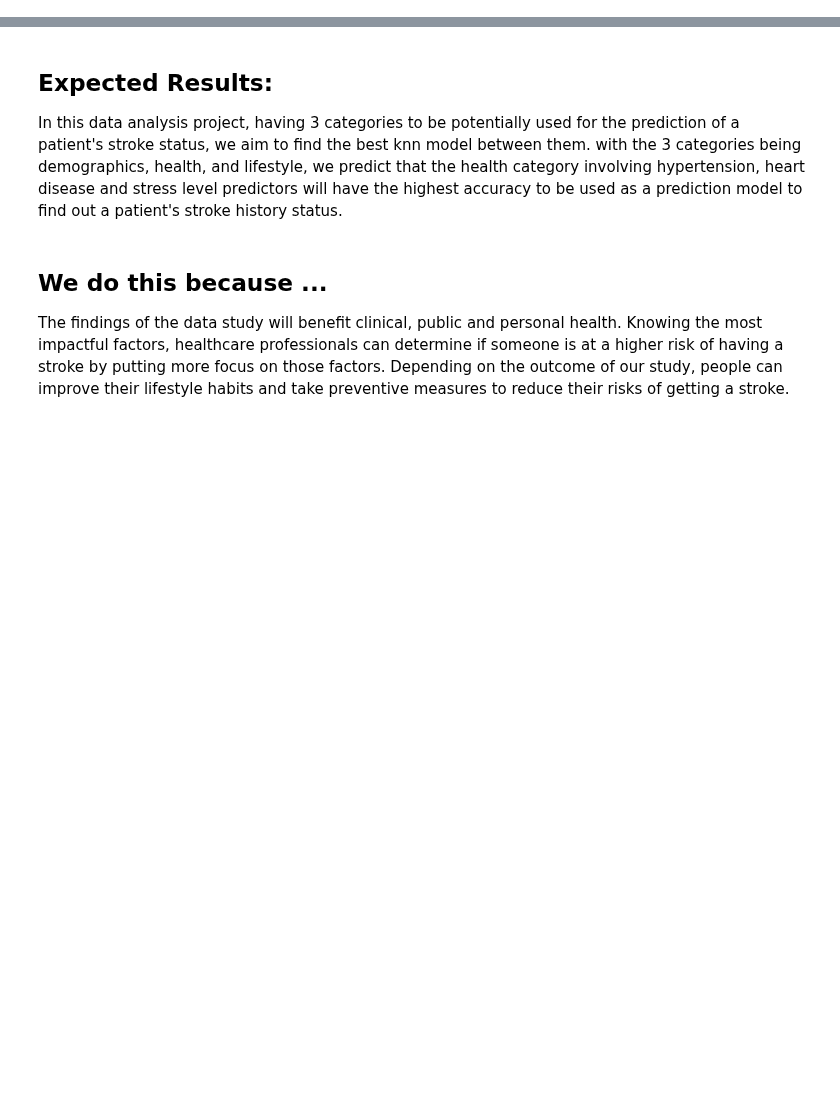
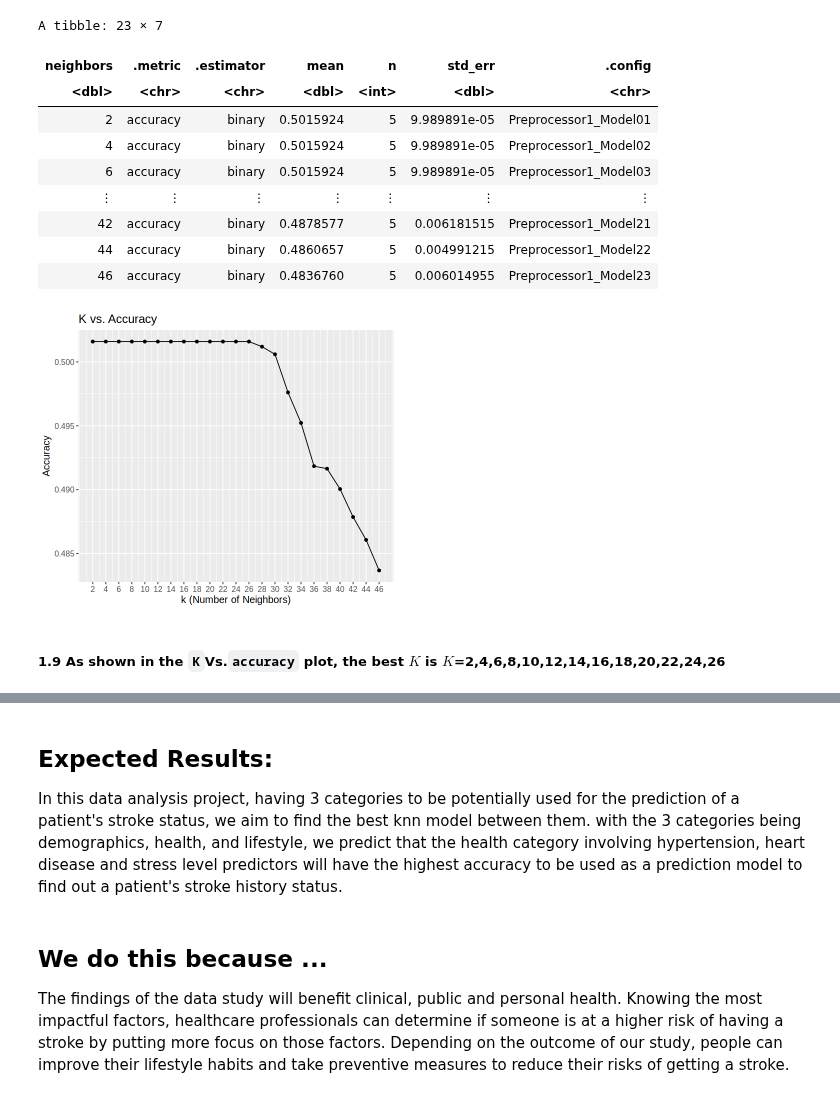
Before and after one commit to chilux00/dsci100-004-15, a Jupyter notebook: kiana_draft.ipynb, the cells around one changed output, grey strips where cells are left out. Drawn from its saved outputs; the diff is of its cells as text; code cells hidden in the pictures; blank space fills up the shorter version.

```diff
--- a/kiana_draft.ipynb
+++ b/kiana_draft.ipynb
@@ -0,0 +407,21 @@
+# %%
+options(repr.plot.height = 5, repr.plot.width = 6)
+
+#1.2
+lifestyle_vfold <- vfold_cv(stroke_train_lifestyle, strata=diagnosis, v=5)
+
+#1.3
+lifestyle_recipe <- recipe (diagnosis ~ . , data= stroke_train_lifestyle)
+lifestyle_recipe
+
+#1.4
+lifestyle_spec <- nearest_neighbor(weight_func = "rectangular", neighbors = tune()) |>
+    set_engine ("kknn") |>
+    set_mode ("classification")
+lifestyle_spec
+
+#1.5
+lifestyle_workflow <- workflow() |>
+    add_recipe (lifestyle_recipe)|>
+    add_model (lifestyle_spec)
+lifestyle_workflow
@@ -0,0 +468,34 @@
+# %%
+#1.6
+k_vals_lifestyle <- tibble(neighbors = seq(2,46, by=2))
+#1.7
+accurasies_lifestyle <- lifestyle_workflow |>
+    tune_grid (resamples = lifestyle_vfold, grid = k_vals_lifestyle) |>
+    collect_metrics() |>
+  filter(.metric == "accuracy")
+accurasies_lifestyle
+#1.8
+cross_val_plot_lifestyle <- accurasies_lifestyle |>
+    ggplot(aes (x = neighbors, y = mean)) +
+    geom_point() +
+    geom_line() +
+    labs (x = "k (Number of Neighbors)",
+          y = "Accuracy",
+         title = "K vs. Accuracy") +
+      theme(text = element_text(size = 12))+
+scale_x_continuous(breaks = seq(2, 46, by = 2)) # adjusting the x-axis
+cross_val_plot_lifestyle
+# %% [output]
+A tibble: 23 × 7
+| neighbors | .metric | .estimator | mean | n | std_err | .config |
+| <dbl> | <chr> | <chr> | <dbl> | <int> | <dbl> | <chr> |
+| 2 | accuracy | binary | 0.5015924 | 5 | 9.989891e-05 | Preprocessor1_Model01 |
+| 4 | accuracy | binary | 0.5015924 | 5 | 9.989891e-05 | Preprocessor1_Model02 |
+| 6 | accuracy | binary | 0.5015924 | 5 | 9.989891e-05 | Preprocessor1_Model03 |
+| ⋮ | ⋮ | ⋮ | ⋮ | ⋮ | ⋮ | ⋮ |
+| 42 | accuracy | binary | 0.4878577 | 5 | 0.006181515 | Preprocessor1_Model21 |
+| 44 | accuracy | binary | 0.4860657 | 5 | 0.004991215 | Preprocessor1_Model22 |
+| 46 | accuracy | binary | 0.4836760 | 5 | 0.006014955 | Preprocessor1_Model23 |
+[figure, added]
+# %% [markdown]
+##### 1.9 As shown in the `K`Vs.`accuracy` plot, the best $K$ is $K$=2,4,6,8,10,12,14,16,18,20,22,24,26
```
Also changed, not shown: parts of 42 cells of this notebook.
